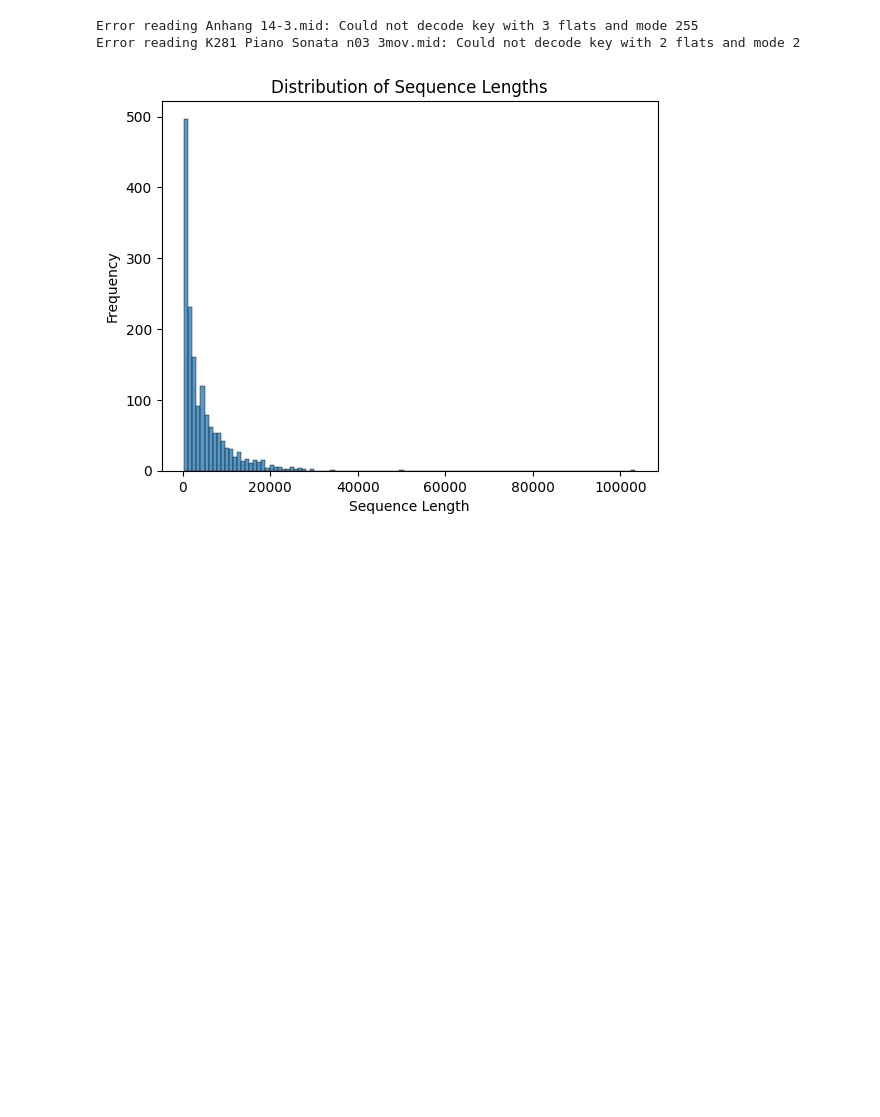
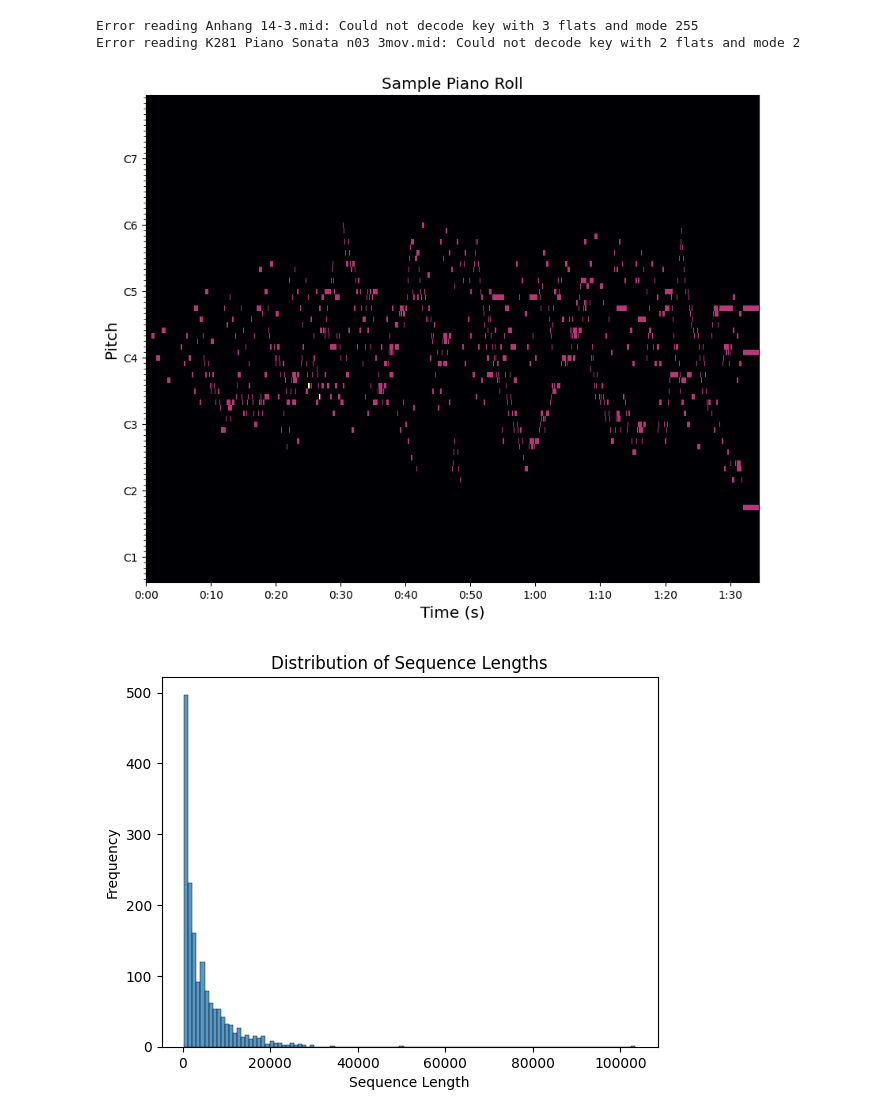
Before and after one commit to t4ai/music-composer-classification, a Jupyter notebook: composer-classifier.ipynb, the cells around one changed output. Drawn from its saved outputs; the diff is of its cells as text; code cells hidden in the pictures; blank space fills up the shorter version.

```diff
--- a/composer-classifier.ipynb
+++ b/composer-classifier.ipynb
@@ -137,6 +127,22 @@ chopin_data = load_piano_rolls('Chopin', SAMPLE_FREQUENCY)
 # %% [output]
 Error reading Anhang 14-3.mid: Could not decode key with 3 flats and mode 255
 Error reading K281 Piano Sonata n03 3mov.mid: Could not decode key with 2 flats and mode 2
+# %%
+# visualize a piano roll
+start_pitch = 20
+end_pitch = 108
+pr = bach_data[0]
+
+fig = plt.figure(figsize=(10, 8))
+librosa.display.specshow(pr[start_pitch:end_pitch],
+                          hop_length=1, sr=fs, x_axis='time', y_axis='cqt_note',
+                          fmin=pretty_midi.note_number_to_hz(start_pitch))
+plt.title(f"Sample Piano Roll", fontsize="x-large")
+plt.xlabel("Time (s)", fontsize="x-large")
+plt.ylabel("Pitch", fontsize="x-large")
+plt.show()
+# %% [output]
+[figure, added]
 # %%
 # build length distribution
 length_distributions = []
```
Also changed, not shown: parts of 10 cells of this notebook.
